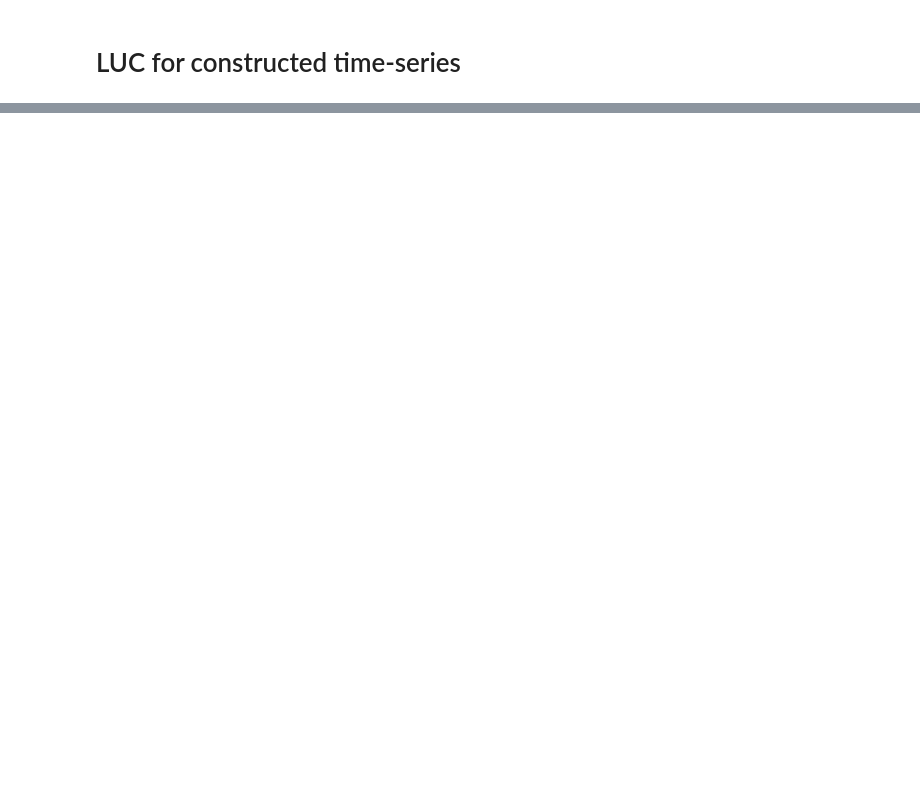
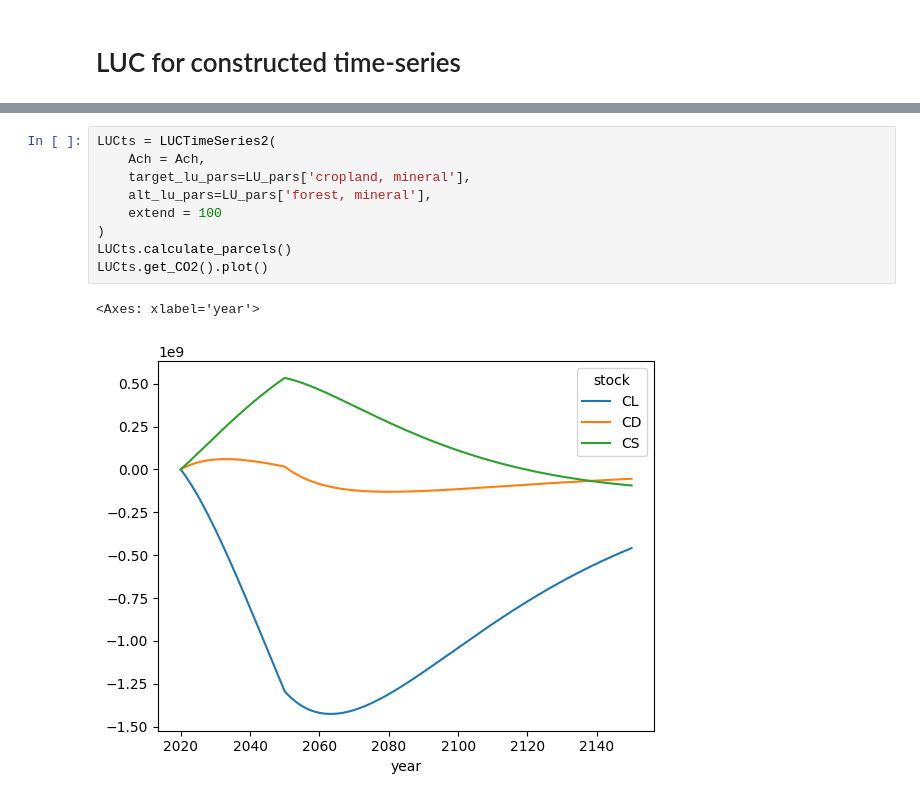
Before and after one commit to SLU-foodsystems/CIBUSmod, a Jupyter notebook: notebooks/LUC.ipynb, the cells around one changed output, grey strips where cells are left out. Saved outputs shown, nothing was run; the diff lists cells and outputs as text; blank space fills up the shorter version.

```diff
--- a/notebooks/LUC.ipynb
+++ b/notebooks/LUC.ipynb
@@ -186,0 +301,12 @@ LUCts.calculate_parcels()
+# %%
+LUCts = LUCTimeSeries2(
+    Ach = Ach,
+    target_lu_pars=LU_pars['cropland, mineral'],
+    alt_lu_pars=LU_pars['forest, mineral'],
+    extend = 100
+)
+LUCts.calculate_parcels()
+LUCts.get_CO2().plot()
+# %% [output]
+<Axes: xlabel='year'>
+[figure, added]
```
Also changed, not shown: parts of 18 cells of this notebook, 1 other file.
